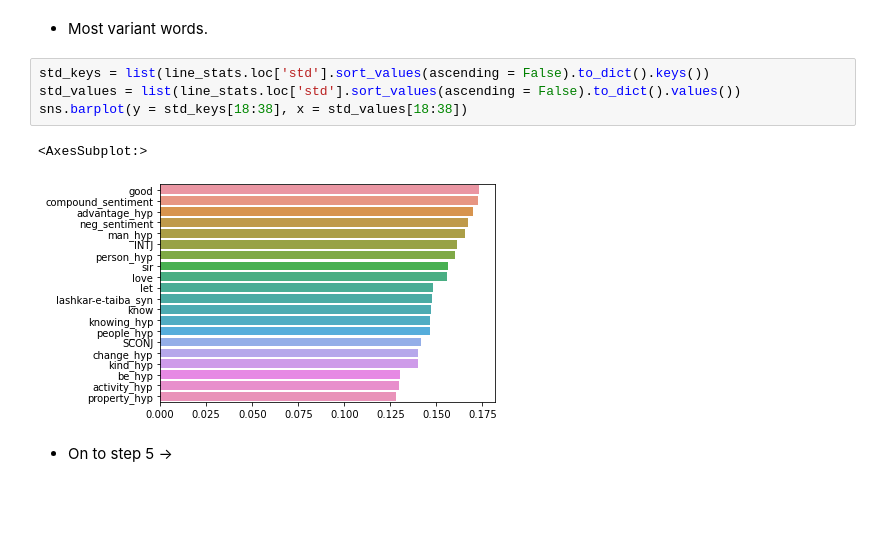
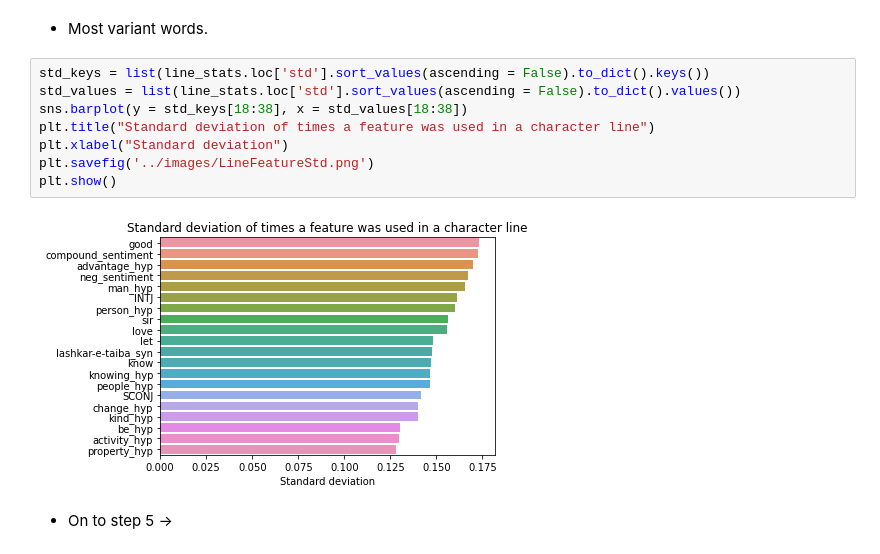
Before and after one commit to Avanyali/Shakespeare_Deaths, a Jupyter notebook: notebooks/ShakespeareanDeaths_Step4_DataExploration.ipynb, the cells around one changed output. Cells and saved outputs as stored; diff of their text form; blank space fills up the shorter version.

```diff
--- a/notebooks/ShakespeareanDeaths_Step4_DataExploration.ipynb
+++ b/notebooks/ShakespeareanDeaths_Step4_DataExploration.ipynb
@@ -155,9 +161,12 @@ sns.barplot(y = mean_keys[18:38], x = mean_values[18:38])
 # %%
 std_keys = list(line_stats.loc['std'].sort_values(ascending = False).to_dict().keys())
 std_values = list(line_stats.loc['std'].sort_values(ascending = False).to_dict().values())
 sns.barplot(y = std_keys[18:38], x = std_values[18:38])
+plt.title("Standard deviation of times a feature was used in a character line")
+plt.xlabel("Standard deviation")
+plt.savefig('../images/LineFeatureStd.png')
+plt.show()
 # %% [output]
-<AxesSubplot:>
-[figure, old version]
+[figure, new version]
 # %% [markdown]
 - On to step 5 ->
```
Also changed, not shown: parts of 2 cells of this notebook, 15 other files.
